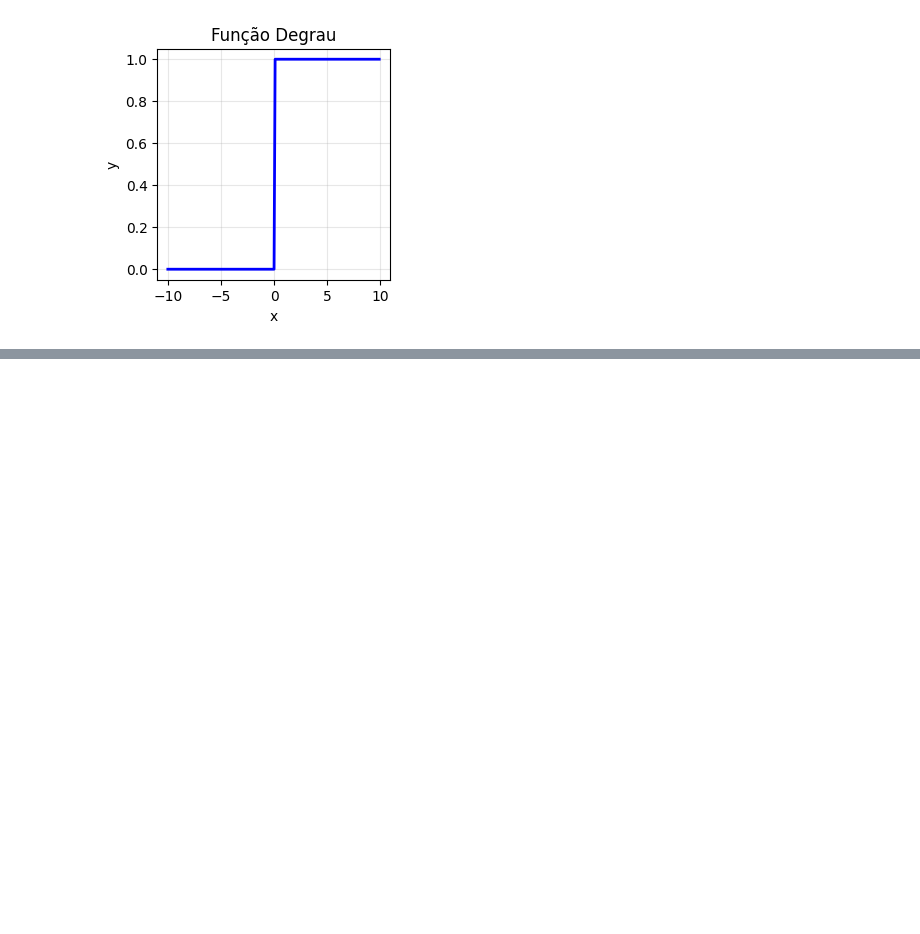
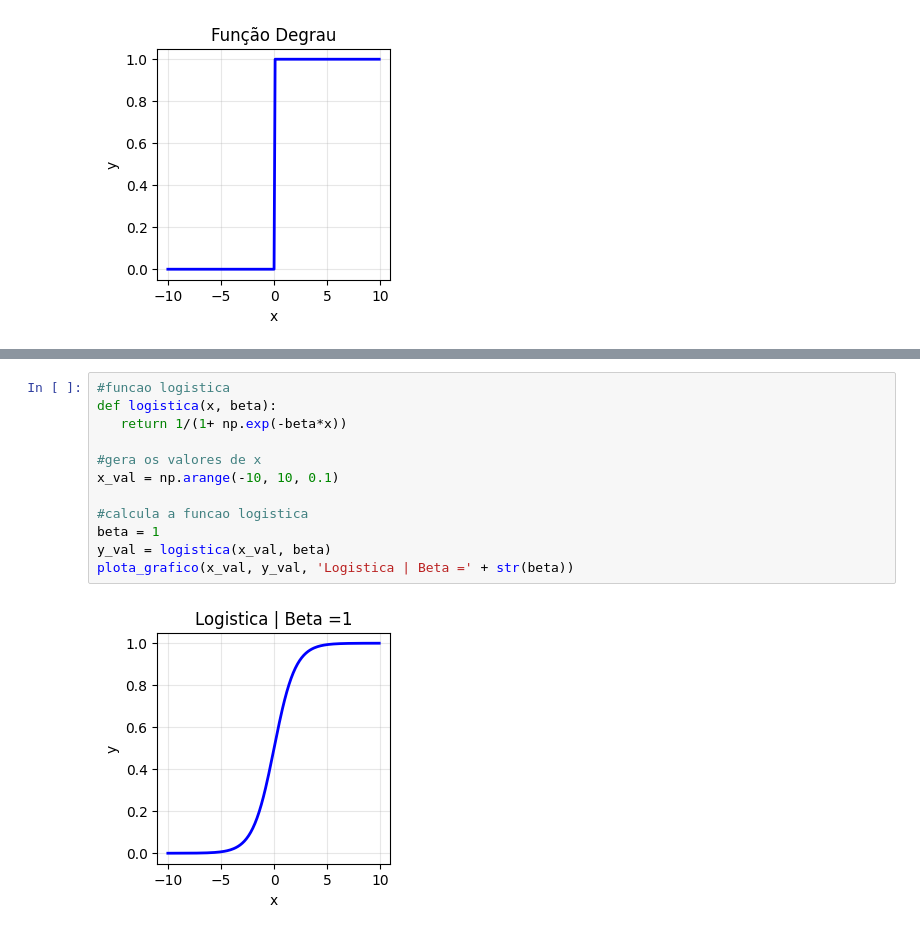
Before and after one commit to Ricardo-Caca/Redes-Neurais, a Jupyter notebook: Aula1.ipynb, the cells around one changed output, grey strips where cells are left out. Drawn from its saved outputs; the diff is of its cells as text; blank space fills up the shorter version.

```diff
--- a/Aula1.ipynb
+++ b/Aula1.ipynb
@@ -113,0 +161,14 @@ plota_grafico(x_val, y_val, 'Função Degrau')
+# %%
+#funcao logistica
+def logistica(x, beta):
+   return 1/(1+ np.exp(-beta*x))
+
+#gera os valores de x
+x_val = np.arange(-10, 10, 0.1)
+
+#calcula a funcao logistica
+beta = 1
+y_val = logistica(x_val, beta)
+plota_grafico(x_val, y_val, 'Logistica | Beta =' + str(beta))
+# %% [output]
+[figure, added]
```
Also changed, not shown: parts of 8 cells of this notebook.
